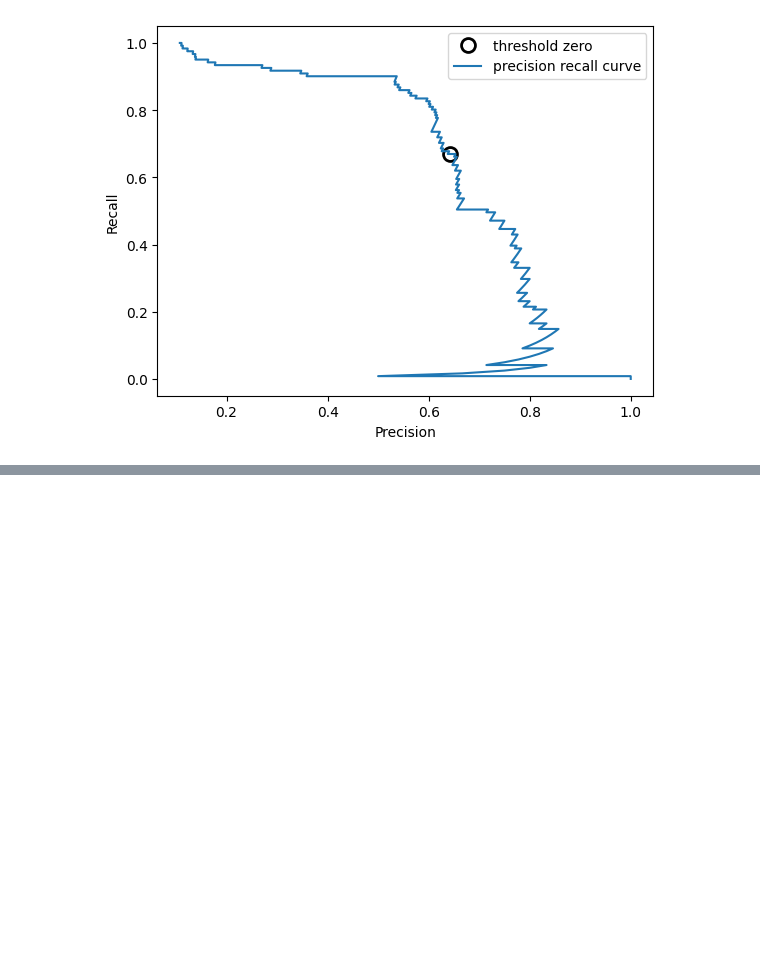
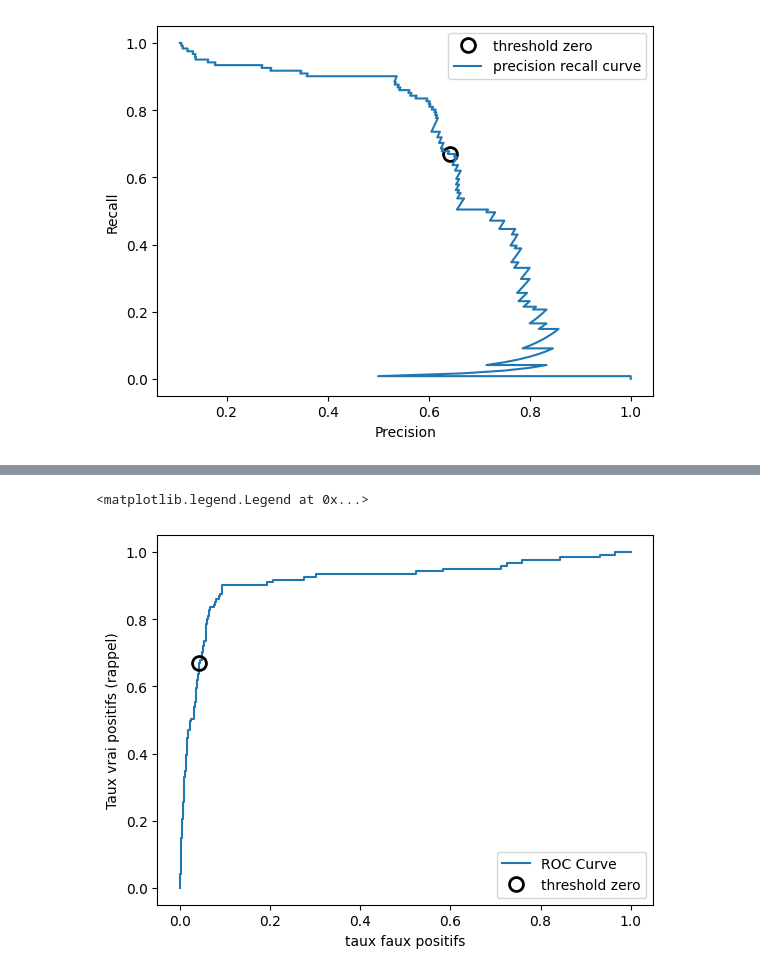
Before and after one commit to 012kirby210/mg-scikitlearn, a Jupyter notebook: [Evaluation] Courbes ROC.ipynb, the cells around one changed output, grey strips where cells are left out. Saved outputs shown, nothing was run; the diff lists cells and outputs as text; code cells hidden in the pictures; blank space fills up the shorter version.

```diff
--- a/[Evaluation] Courbes ROC.ipynb
+++ b/[Evaluation] Courbes ROC.ipynb
@@ -87,0 +108,18 @@ plt.legend(loc="best")
+# %%
+# Courbe Receiver operating characteristic
+# La courbe ROC montre le lien entre le taux de faux positif et de vrais positifs pour tous le seuils
+# Le taux de vrai positifs est un autre nom du rappel, le taux de faux positifs vaut FP / ( FP + VN )
+
+from sklearn.metrics import roc_curve
+tfp,tvp,thresholds = roc_curve(y_test,svc.decision_function(X_test))
+
+plt.plot(tfp, tvp, label="ROC Curve")
+plt.xlabel("taux faux positifs")
+plt.ylabel("Taux vrai positifs (rappel)")
+close_zero = np.argmin(np.abs(thresholds))
+plt.plot(tfp[close_zero], tvp[close_zero],'o',markersize=10,
+         label="threshold zero", fillstyle="none", c='k', mew=2)
+plt.legend(loc=4)
+# %% [output]
+<matplotlib.legend.Legend at 0x...>
+[figure, added]
```
Also changed, not shown: parts of 5 cells of this notebook.
